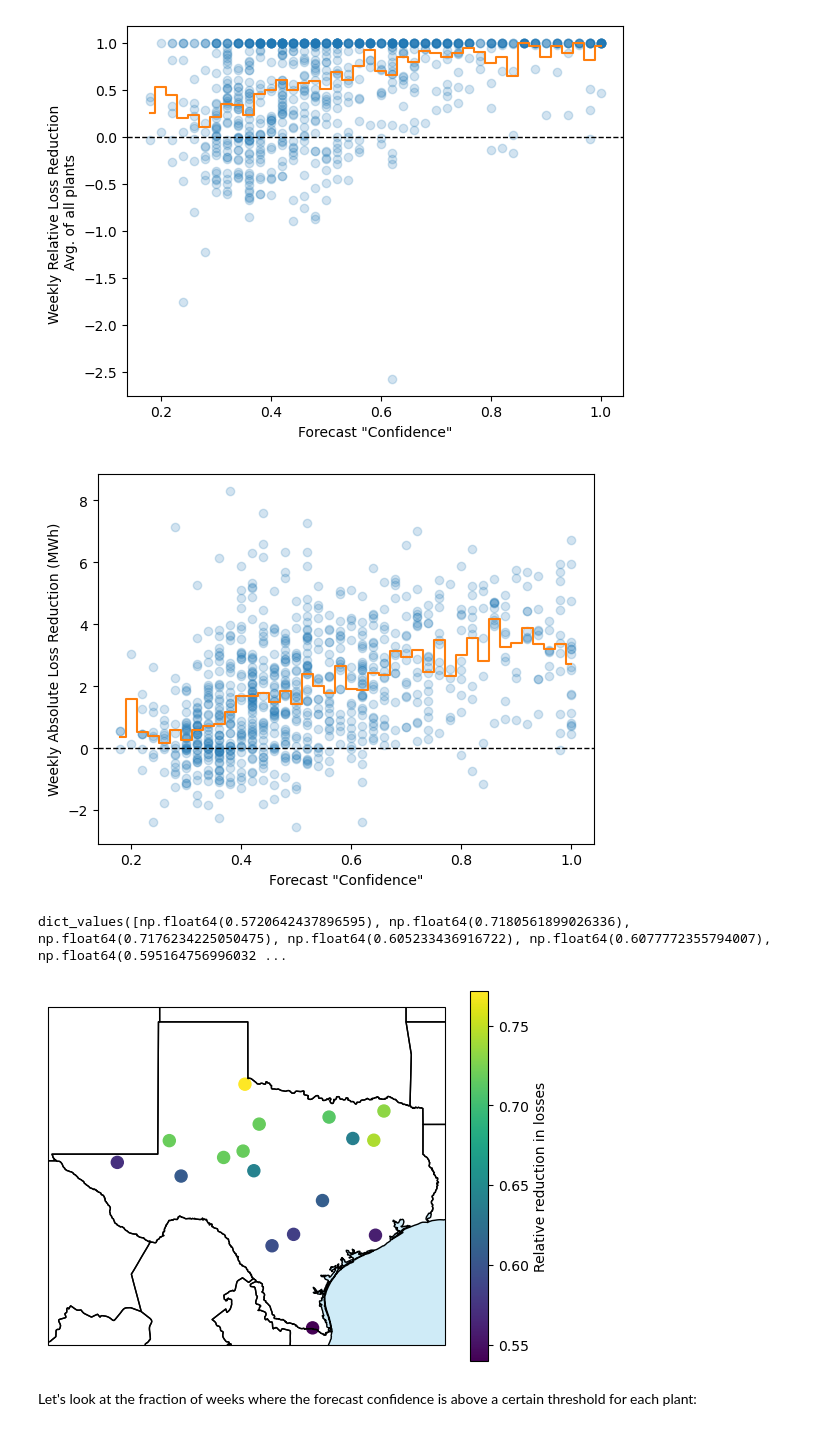
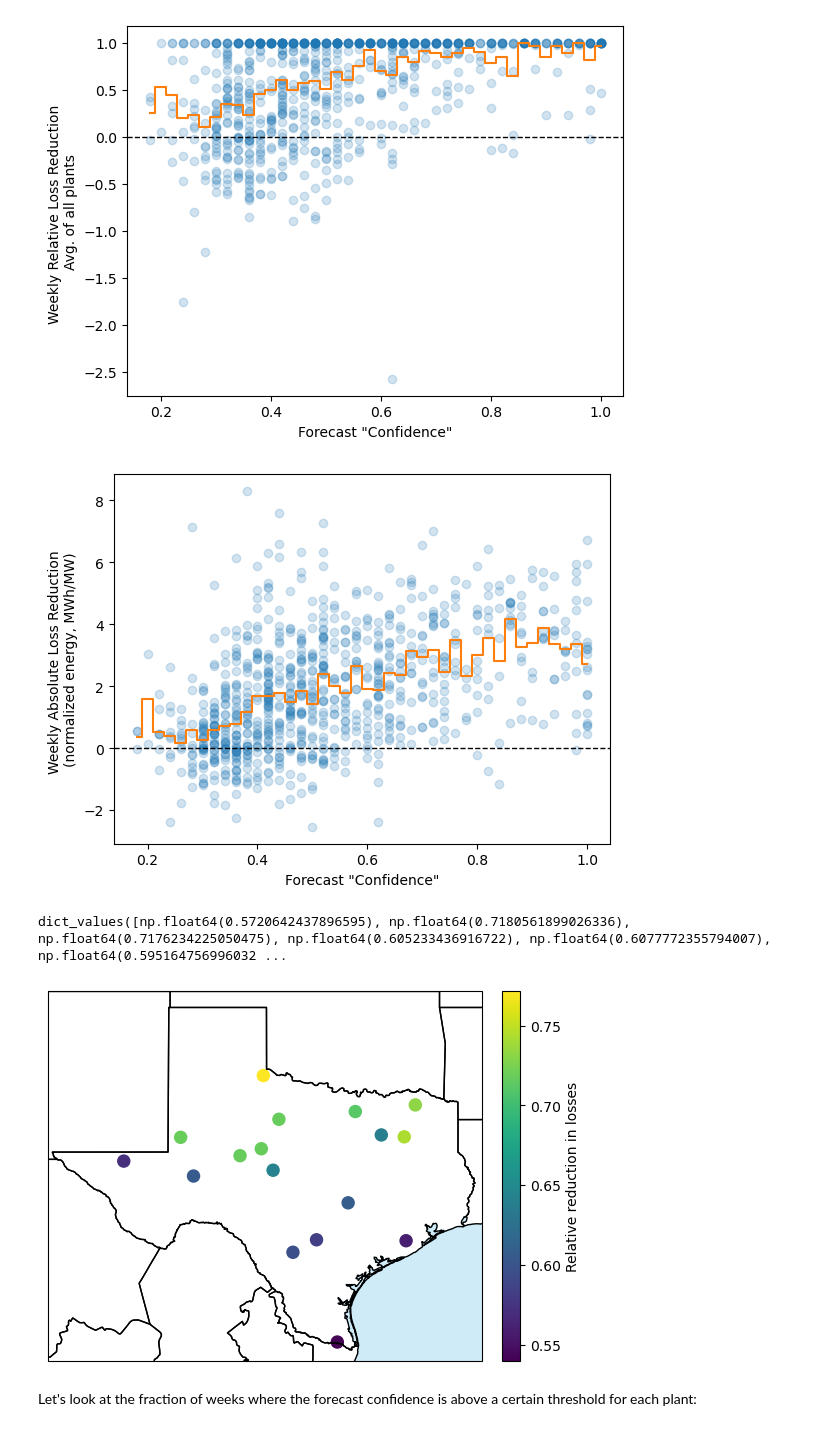
Before and after one commit to williamhobbs/PVSC-2025-daily-energy-forecaster, a Jupyter notebook: 05_Ensemble_Analysis.ipynb, the cells around one changed output. Drawn from its saved outputs; the diff is of its cells as text; code cells hidden in the pictures.

Commit message:
updated figures and results calcs

```diff
--- a/05_Ensemble_Analysis.ipynb
+++ b/05_Ensemble_Analysis.ipynb
@@ -707,12 +713,12 @@ plt.plot(df_weekly_stats.groupby(['weekly_fcast_confidence']).mean().index,
          drawstyle='steps-mid')
 
 plt.axhline(y=0, color='black', linestyle='--', linewidth=1)
-plt.ylabel('Weekly Absolute Loss Reduction (MWh)')
+plt.ylabel('Weekly Absolute Loss Reduction \n(normalized energy, MWh/MW)')
 plt.xlabel('Forecast "Confidence"')
 plt.savefig('images/weekly_alr_vs_confidence.png', dpi=400, bbox_inches='tight')
 plt.show()
 # %% [output]
-[figure, old version]
+[figure, new version]
 # %%
 # import cartopy
 import cartopy.crs as crs
@@ -724,19 +730,19 @@ dict_values([np.float64(0.5720642437896595), np.float64(0.7180561899026336), np.
 # %%
 fig = plt.figure()
 
 ax = fig.add_subplot(1,1,1, projection=crs.PlateCarree())
 
 ax.add_feature(cfeature.OCEAN, color="skyblue", alpha=0.4)
 ax.add_feature(cfeature.STATES)
 
 ax.set_extent([-106.8, -93.3, 25.5, 37],
               crs=crs.PlateCarree()) ## Important
 
 plt.scatter(agg_specs_orig_df.T['longitude'], agg_specs_orig_df.T['latitude'], s=75, c=rel_loss_reductions_ifs_ens.values())
-plt.colorbar(label='Relative reduction in losses')
+plt.colorbar(label='Relative reduction in losses', fraction=0.046, pad=0.04)
 plt.show()
 # %% [output]
-[figure, old version]
+[figure, new version]
 # %% [markdown]
 Let's look at the fraction of weeks where the forecast confidence is above a certain threshold for each plant:
 # %%
```
Also changed, not shown: parts of 4 cells of this notebook, 13 other files.
